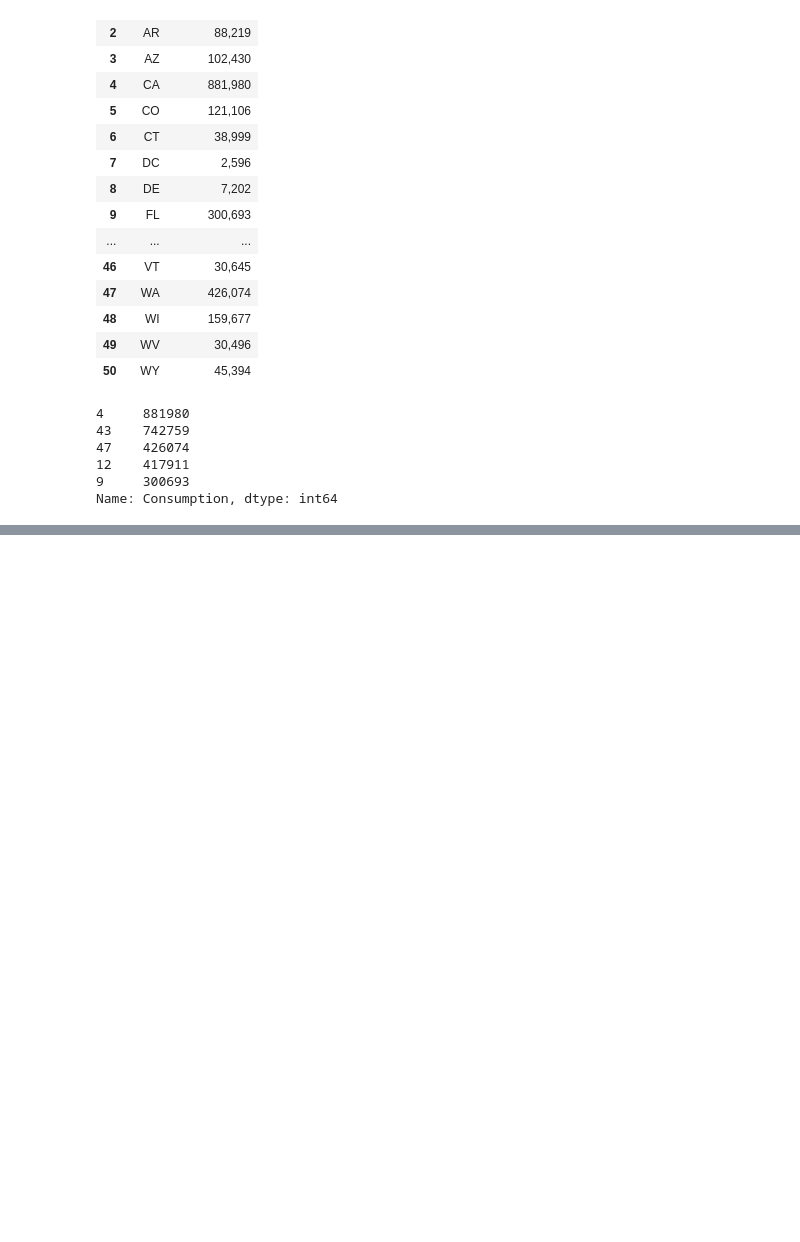
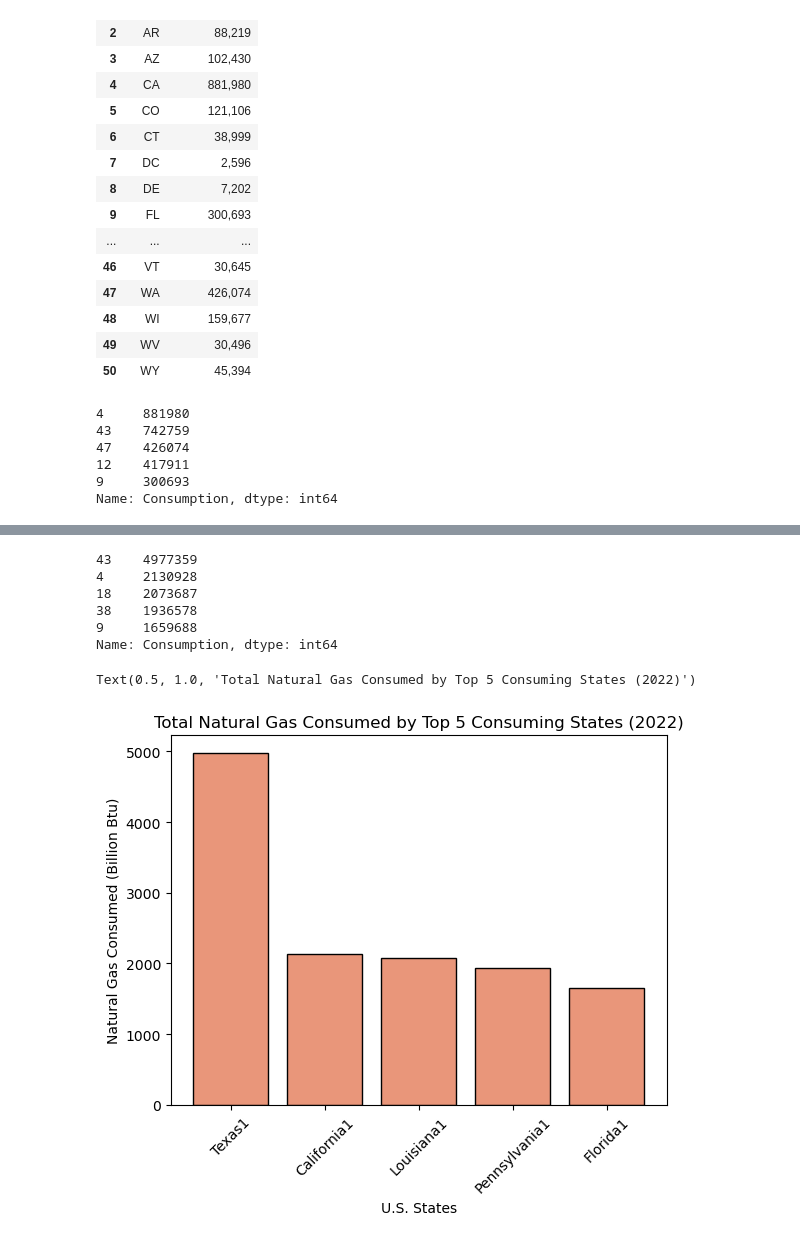
Before and after one commit to Calumshewson/Project-1-Challenge, a Jupyter notebook: Question 2 Code.ipynb, the cells around one changed output, grey strips where cells are left out. Cells and saved outputs as stored; diff of their text form; code cells hidden in the pictures; blank space fills up the shorter version.

```diff
--- a/Question 2 Code.ipynb
+++ b/Question 2 Code.ipynb
@@ -62,0 +95,26 @@ Text(0.5, 1.0, 'Total Renewable Energy Consumed by State (2022)')
+# %%
+natural_gas_df['Consumption'] = natural_gas_df['Consumption'].str.replace(',', '').astype(int)
+
+top_5_gas_states = natural_gas_df['Consumption'].nlargest(5)
+
+
+top_5_gas_states
+# %% [output]
+43    4977359
+4     2130928
+18    2073687
+38    1936578
+9     1659688
+Name: Consumption, dtype: int64
+# %%
+x_axis2 = ['Texas1', 'California1', 'Louisiana1', 'Pennsylvania1', 'Florida1']
+y_axis2 = [4977.36, 2130.93, 2073.69, 1936.58, 1659.69]
+
+plt.bar(x_axis2, y_axis2, color='darksalmon', edgecolor='k')
+plt.xlabel("U.S. States")
+plt.xticks(rotation = 45)
+plt.ylabel("Natural Gas Consumed (Billion Btu)")
+plt.title("Total Natural Gas Consumed by Top 5 Consuming States (2022)")
+# %% [output]
+Text(0.5, 1.0, 'Total Natural Gas Consumed by Top 5 Consuming States (2022)')
+[figure, added]
```
Also changed, not shown: parts of 14 cells of this notebook, 6 other files.
